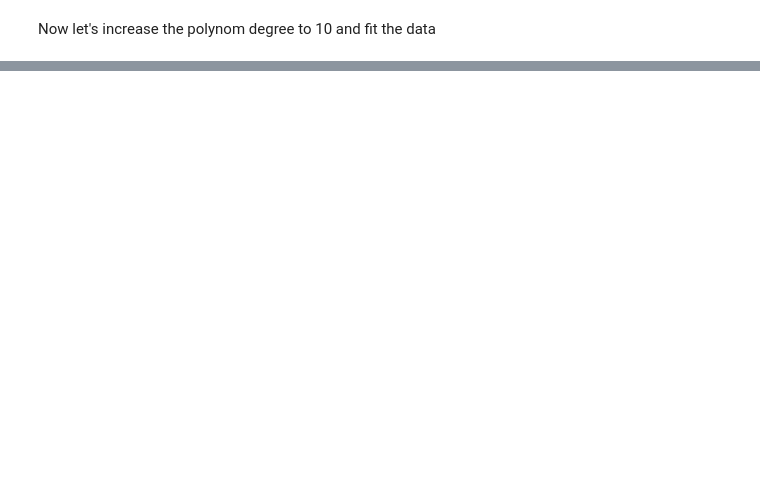
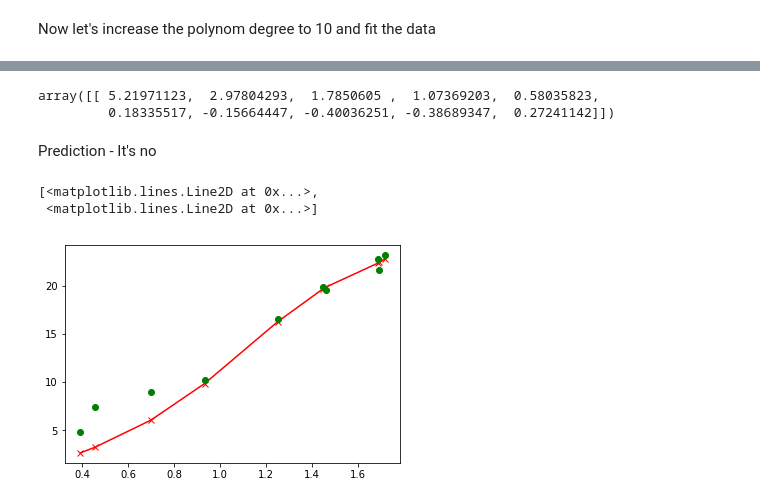
Before and after one commit to ClemensFMN/Python-ML, a Jupyter notebook: 02-LinearRegression_Polynomial.ipynb, the cells around one changed output, grey strips where cells are left out. Drawn from its saved outputs; the diff is of its cells as text; code cells hidden in the pictures; blank space fills up the shorter version.

```diff
--- a/02-LinearRegression_Polynomial.ipynb
+++ b/02-LinearRegression_Polynomial.ipynb
@@ -52,0 +57,16 @@ plt.plot(X, ypred, '-rx', X, y,'go')
+# %%
+ridge_reg = Ridge(alpha=1, solver='cholesky',fit_intercept=False)
+ridge_reg.fit(X_poly,y)
+ridge_reg.coef_
+# %% [output]
+array([[ 5.21971123,  2.97804293,  1.7850605 ,  1.07369203,  0.58035823,
+         0.18335517, -0.15664447, -0.40036251, -0.38689347,  0.27241142]])
+# %% [markdown]
+Prediction - It's no
+# %%
+ypred_ridge = ridge_reg.predict(X_poly)
+plt.plot(X, ypred_ridge, '-rx', X, y,'go')
+# %% [output]
+[<matplotlib.lines.Line2D at 0x...>,
+ <matplotlib.lines.Line2D at 0x...>]
+[figure, added]
```
Also changed, not shown: parts of 7 cells of this notebook.
